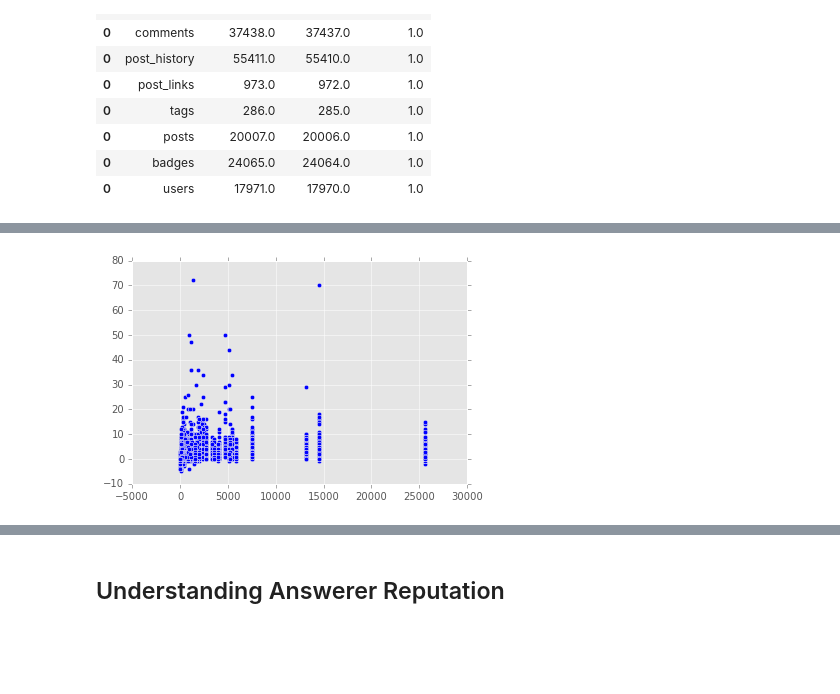
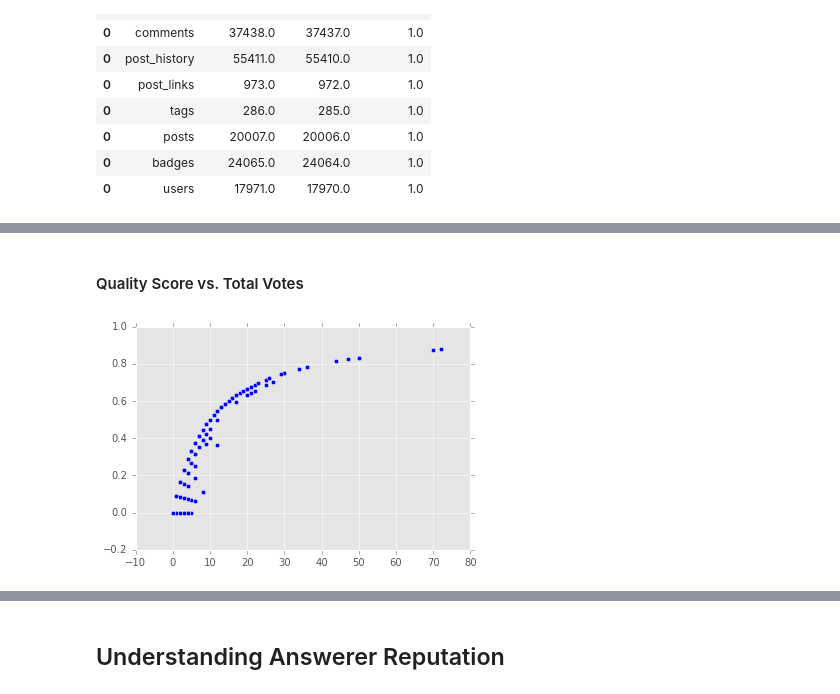
Before and after one commit to alexmfriedman/stack-exchange-analysis, a Jupyter notebook: Stack Overflow Analysis.ipynb, the cells around one changed output, grey strips where cells are left out. Drawn from its saved outputs; the diff is of its cells as text; code cells hidden in the pictures; blank space fills up the shorter version.

```diff
--- a/Stack Overflow Analysis.ipynb
+++ b/Stack Overflow Analysis.ipynb
@@ -324,30 +358,22 @@ We plotted scatter plots for each pair to visualize the data.
+# %% [markdown]
+#### Quality Score vs. Total Votes
 # %%
-c = conn.cursor()
+total_votes = c.execute('''SELECT (
+                                 SELECT COUNT(*)
+                                 FROM votes
+                                 WHERE votes.PostId = posts.Id AND VoteTypeId = 2
+                             ) + (
+                                 SELECT COUNT(*)
+                                 FROM votes
+                                 WHERE votes.PostId = posts.Id AND VoteTypeId = 3
+                             )
+                         FROM posts
+                         WHERE PostTypeId = 2
+                         ORDER BY Id ASC''') #2 is upvote, 3 is downvote
 
-post_lengths = c.execute('''SELECT users.reputation
-                 FROM posts
-                 LEFT JOIN users ON users.Id = posts.OwnerUserId
-                 WHERE PostTypeId = 2
-                 ORDER BY posts.Id ASC''')
+total_votes_arr = total_votes.fetchall()
 
-x = post_lengths.fetchall()
-
-views = c.execute('''SELECT (
-                     SELECT COUNT(*)
-                     FROM votes
-                     WHERE votes.PostId = posts.Id AND VoteTypeId = 2
-                 ) - (
-                     SELECT COUNT(*)
-                     FROM votes
-                     WHERE votes.PostId = posts.Id AND VoteTypeId = 3
-                 )
-                 FROM posts
-                 WHERE PostTypeId = 2
-                 ORDER BY Id ASC''')
-
-y = views.fetchall()
-
-p = plt.scatter(x, y)
+p = plt.scatter(total_votes_arr, quality_score_arr)
 plt.show()
 # %% [output]
-[figure, old version]
+[figure, new version]
```
Also changed, not shown: parts of 12 cells of this notebook.
